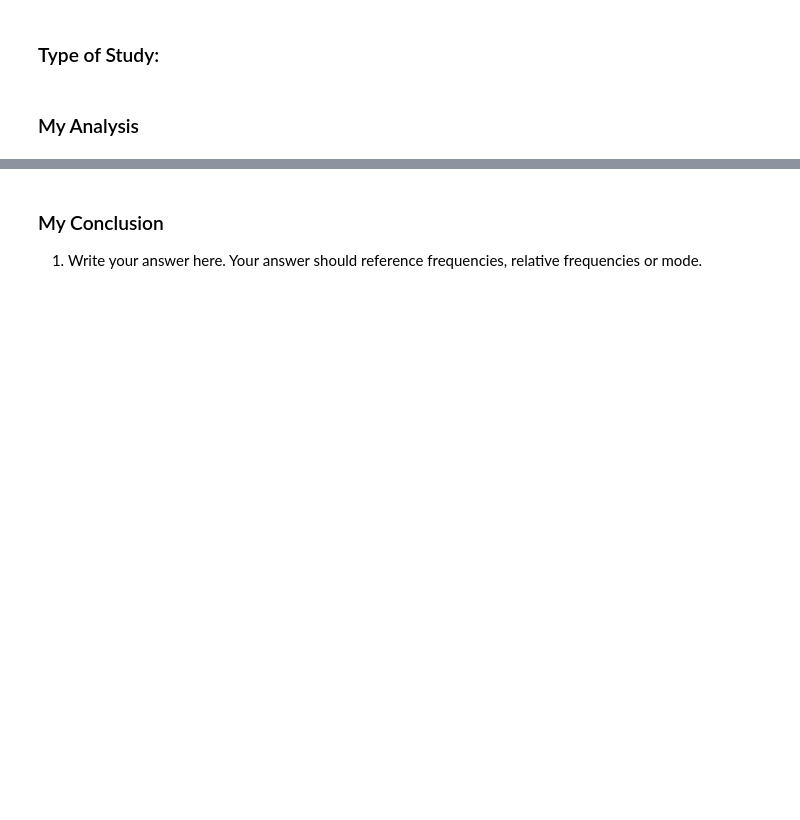
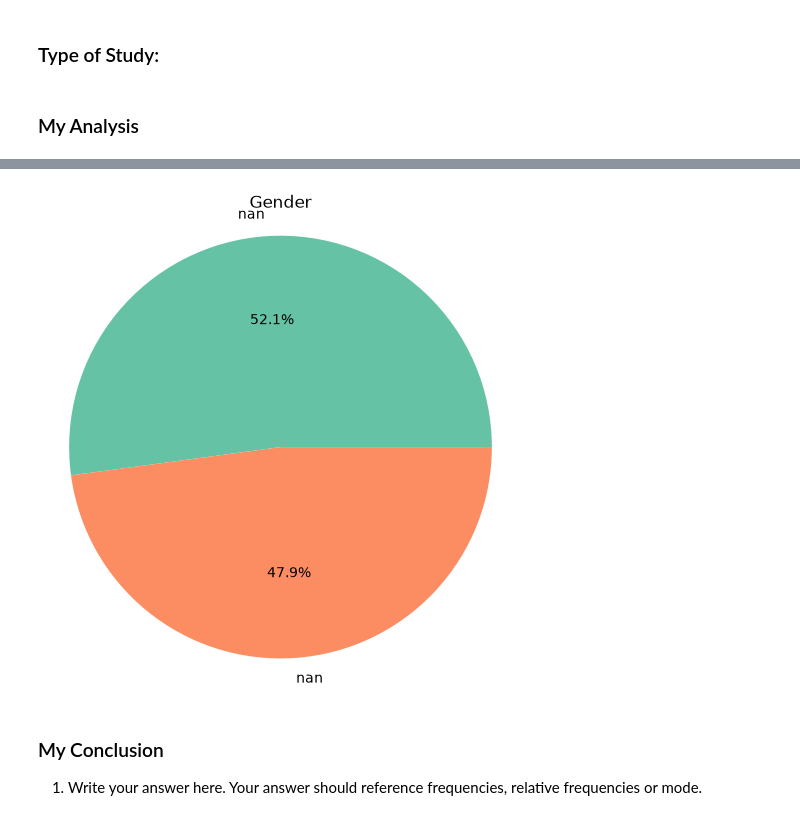
Before and after one commit to DanteSGarrett/AI, a Jupyter notebook: Semester1/Unit1/Steak/Steak.ipynb, the cells around one changed output, grey strips where cells are left out. Drawn from its saved outputs; the diff is of its cells as text; code cells hidden in the pictures; blank space fills up the shorter version.

```diff
--- a/Semester1/Unit1/Steak/Steak.ipynb
+++ b/Semester1/Unit1/Steak/Steak.ipynb
@@ -44,3 +79,27 @@ Name: count, dtype: int64
+# %%
+# Relative Frequency
+if(steak.columns[n] != "ID Number"):
+    counts = steak[steak.columns[n]].value_counts()
+    plot = mb.pyplot
+    plot.figure(figsize=(6, 6))
+    plot.pie(
+        counts,
+        labels=counts.index.map({"": "", "": ""}),
+        autopct="%1.1f%%",
+        colors=["#66c2a5", "#fc8d62"]
+    )
+    if(steak.columns[n] == "Choice of Lottery" or
+       steak.columns[n] == "Smoke" or
+       steak.columns[n] == "Drink Alcohol"):
+        plot.title(f"Percent of people that {steak.columns[n]}")
+    elif(steak.columns[n] == "Gender"):
+        plot.title(f"{steak.columns[n]}")
+    plot.axis("equal")
+    plot.show()
+else:
+    display(Markdown("Pick a different category, This cannot display the information in a useful way"))
+# %% [output]
+[figure, added]
 # %% [markdown]
 ### My Conclusion
 1. Write your answer here. Your answer should reference frequencies, relative frequencies or mode.
```
Also changed, not shown: parts of 9 cells of this notebook, 1 other file.
